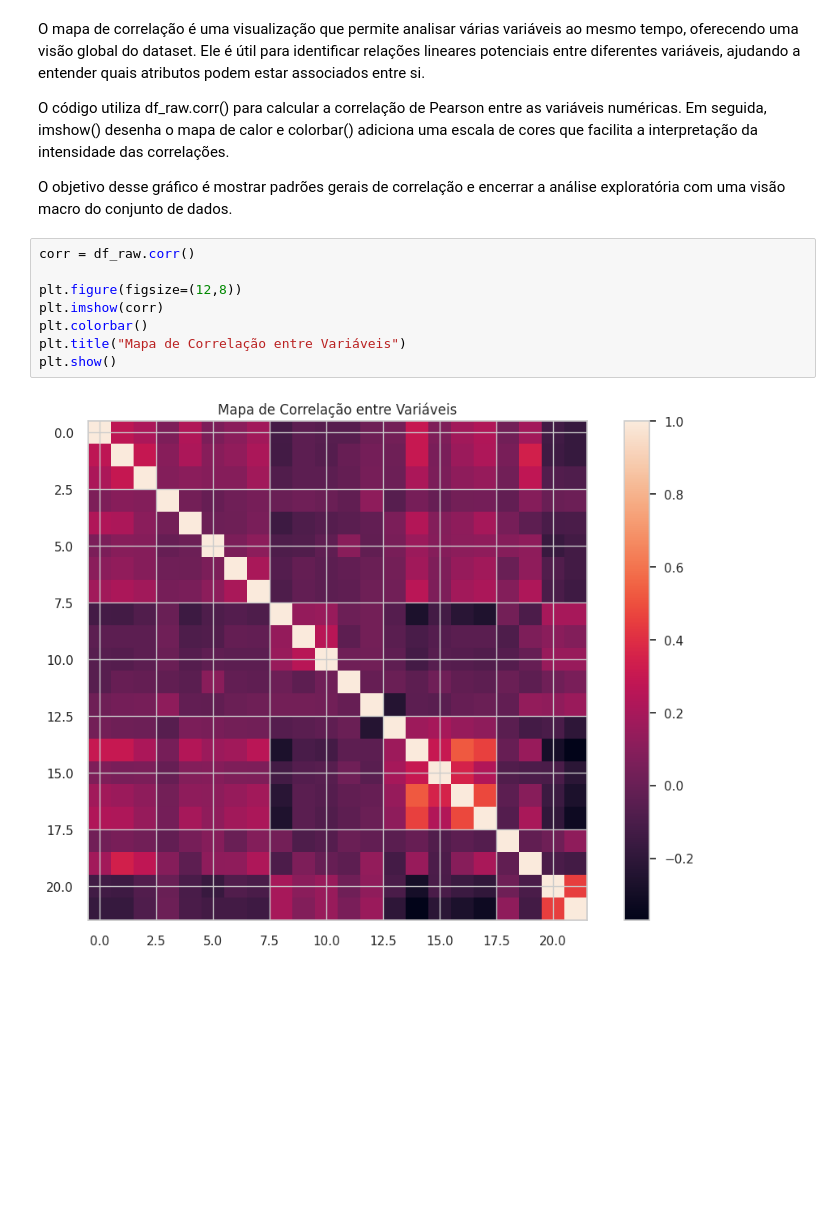
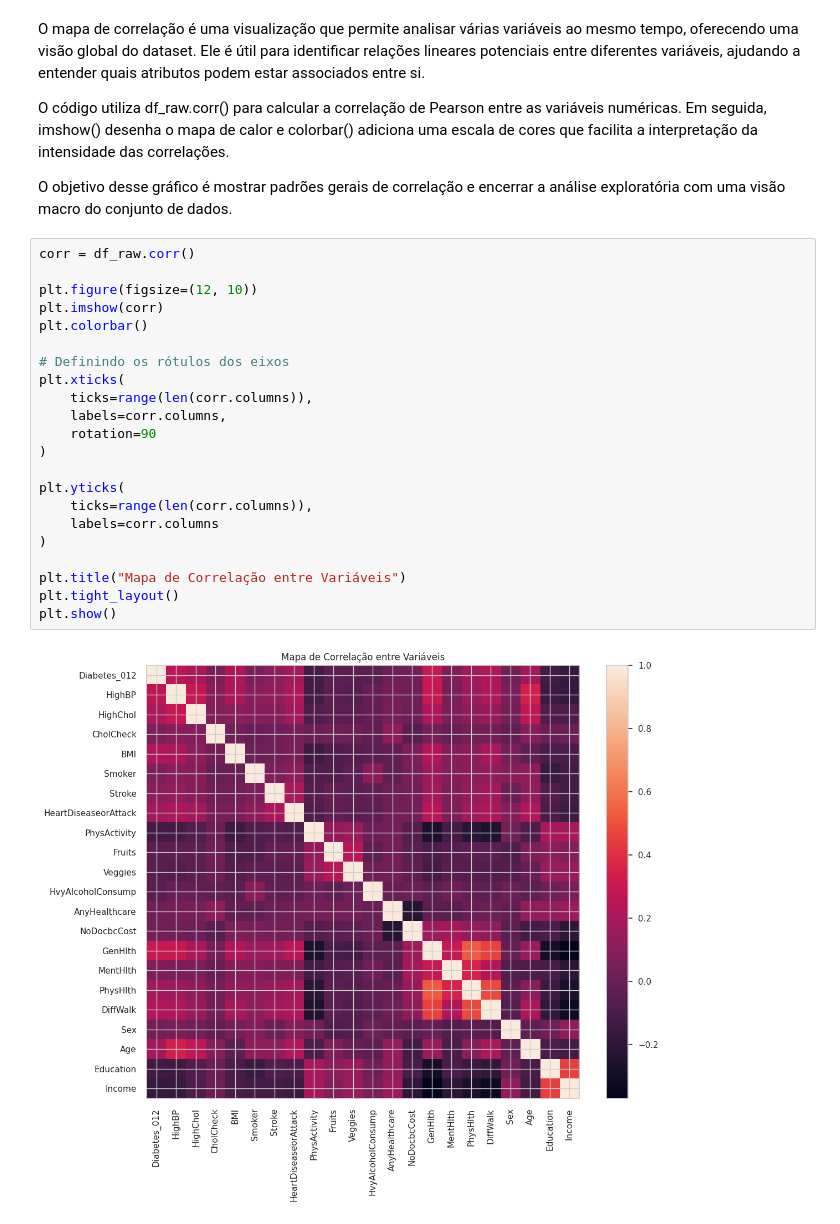
Before and after one commit to TaynaraCris/Diabetes-Health-Indicators-Dataset, a Jupyter notebook: Data Layer/raw/analytics.ipynb, the cells around one changed output. Cells and saved outputs as stored; diff of their text form; blank space fills up the shorter version.

```diff
--- a/Data Layer/raw/analytics.ipynb
+++ b/Data Layer/raw/analytics.ipynb
@@ -182,10 +182,24 @@ O objetivo desse gráfico é mostrar padrões gerais de correlação e encerrar
 # %%
 corr = df_raw.corr()
 
-plt.figure(figsize=(12,8))
+plt.figure(figsize=(12, 10))
 plt.imshow(corr)
 plt.colorbar()
+
+# Definindo os rótulos dos eixos
+plt.xticks(
+    ticks=range(len(corr.columns)),
+    labels=corr.columns,
+    rotation=90
+)
+
+plt.yticks(
+    ticks=range(len(corr.columns)),
+    labels=corr.columns
+)
+
 plt.title("Mapa de Correlação entre Variáveis")
+plt.tight_layout()
 plt.show()
 # %% [output]
-[figure, old version]
+[figure, new version]
```
